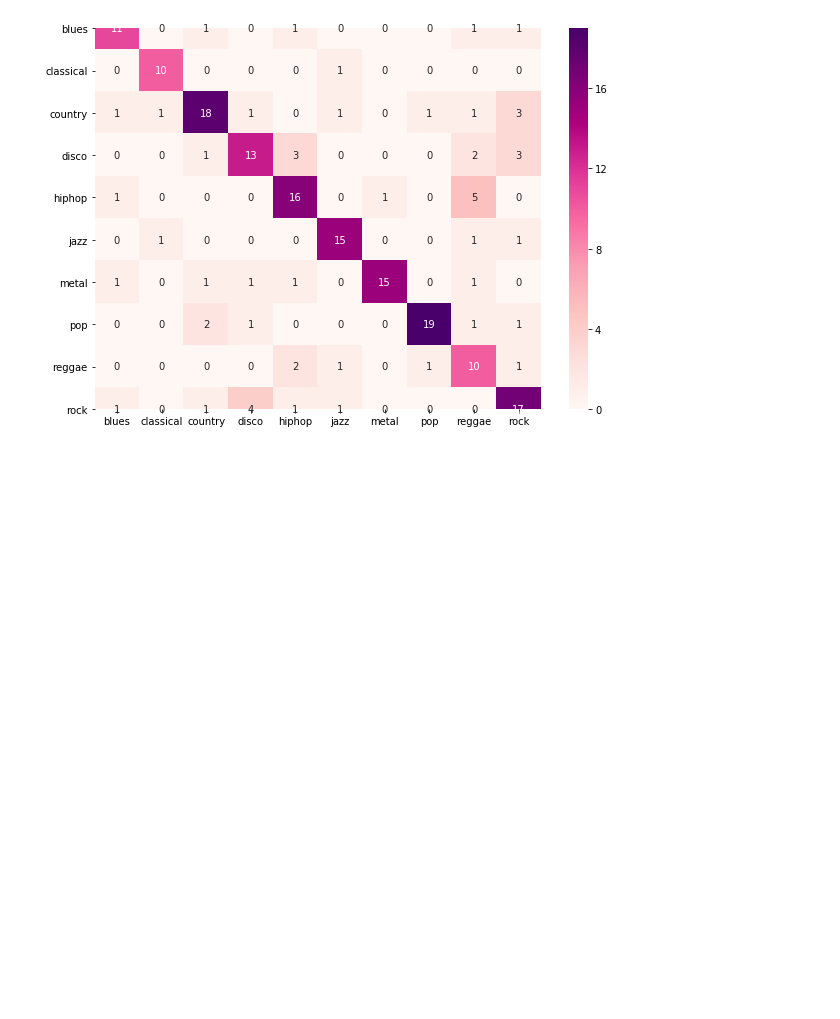
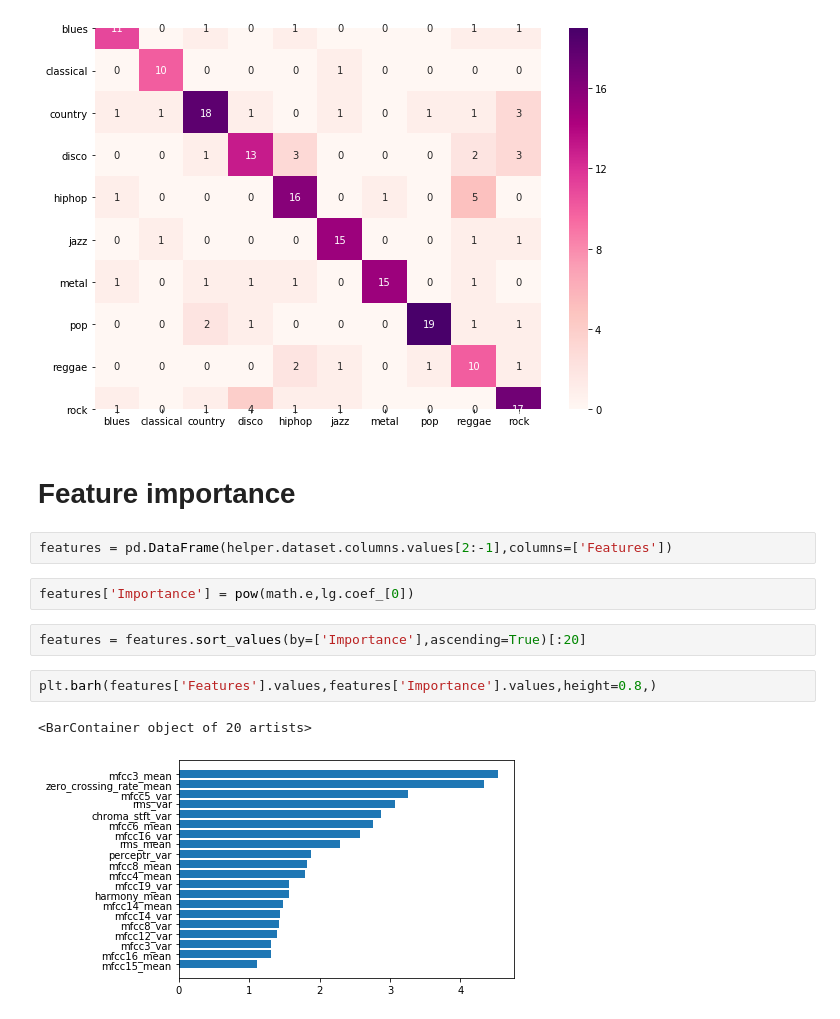
Before and after one commit to Sk-singla/Music-Genre-Classification-Techniques, a Jupyter notebook: Logistic Regression.ipynb, the cells around one changed output. Saved outputs shown, nothing was run; the diff lists cells and outputs as text; blank space fills up the shorter version.

```diff
--- a/Logistic Regression.ipynb
+++ b/Logistic Regression.ipynb
@@ -36,3 +18,16 @@ helper.evaluate(y_pred)
 Accuracy:  0.72
 F-Score:  0.7291654869518504
 [figure]
+# %% [markdown]
+# Feature importance
+# %%
+features = pd.DataFrame(helper.dataset.columns.values[2:-1],columns=['Features'])
+# %%
+features['Importance'] = pow(math.e,lg.coef_[0])
+# %%
+features = features.sort_values(by=['Importance'],ascending=True)[:20]
+# %%
+plt.barh(features['Features'].values,features['Importance'].values,height=0.8,)
+# %% [output]
+<BarContainer object of 20 artists>
+[figure, added]
```
Also changed, not shown: parts of 1 cell of this notebook, 2 other files.
